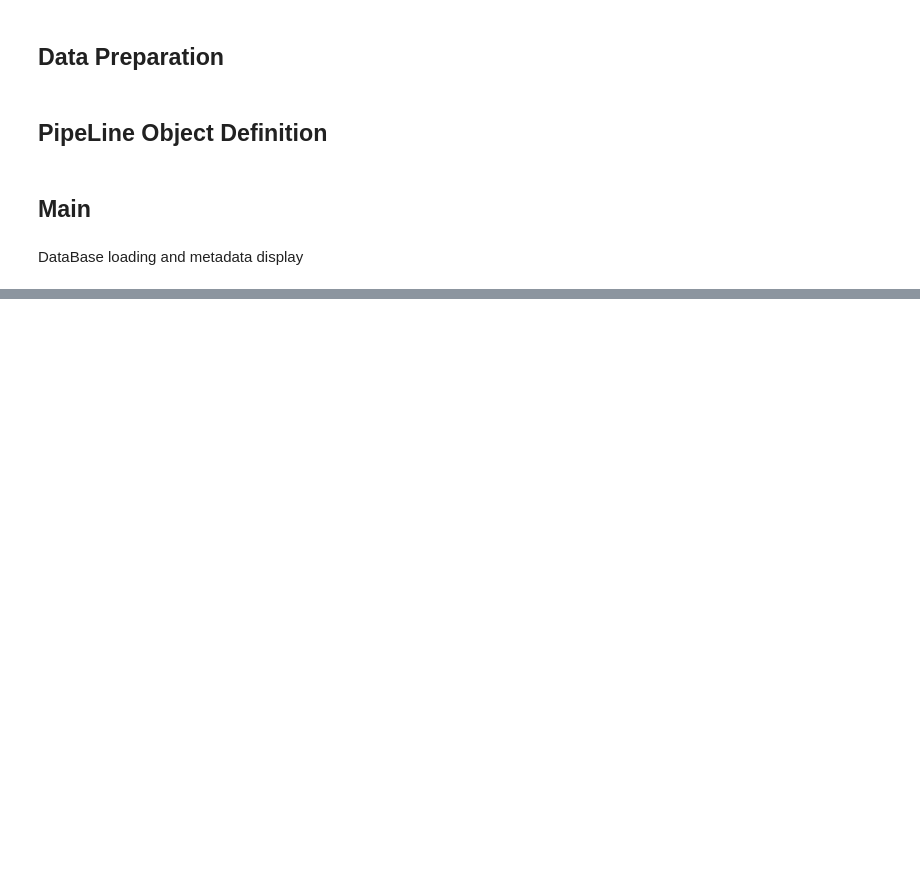
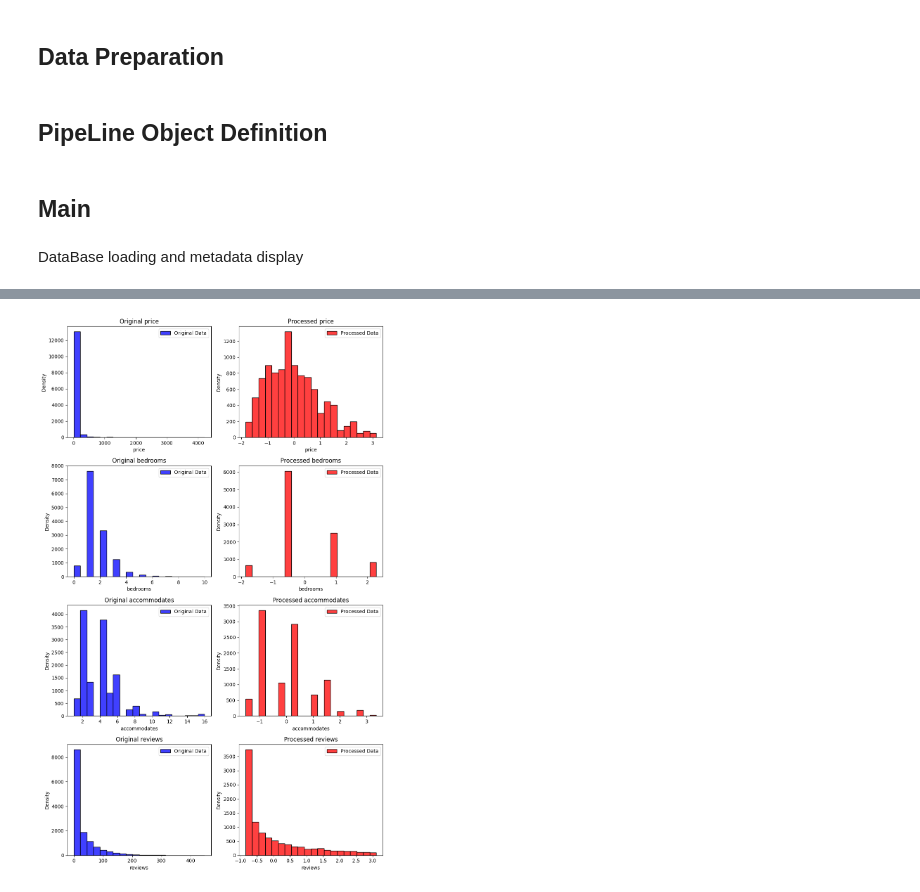
Before and after one commit to Gutelvam/AIFundamentsClass, a Jupyter notebook: notebooks/Assessment_2_multimodel_pipeline.ipynb, the cells around one changed output, grey strips where cells are left out. Saved outputs shown, nothing was run; the diff lists cells and outputs as text; code cells hidden in the pictures; blank space fills up the shorter version.

Commit message:
Data preparation completed

```diff
--- a/notebooks/Assessment_2_multimodel_pipeline.ipynb
+++ b/notebooks/Assessment_2_multimodel_pipeline.ipynb
@@ -630,3 +734,7 @@ airbnb_data_prep.normality_test_with_plots()
+# %%
+airbnb_data_prep.compare_data_state(columns=["price", "bedrooms", "accommodates","reviews"], bins=20, use_kde=False)
+# %% [output]
+[figure, added]
 # %%
 airbnb_data_prep.plot_correlation_matrix()
 # %% [output]
```
Also changed, not shown: parts of 10 cells of this notebook.
